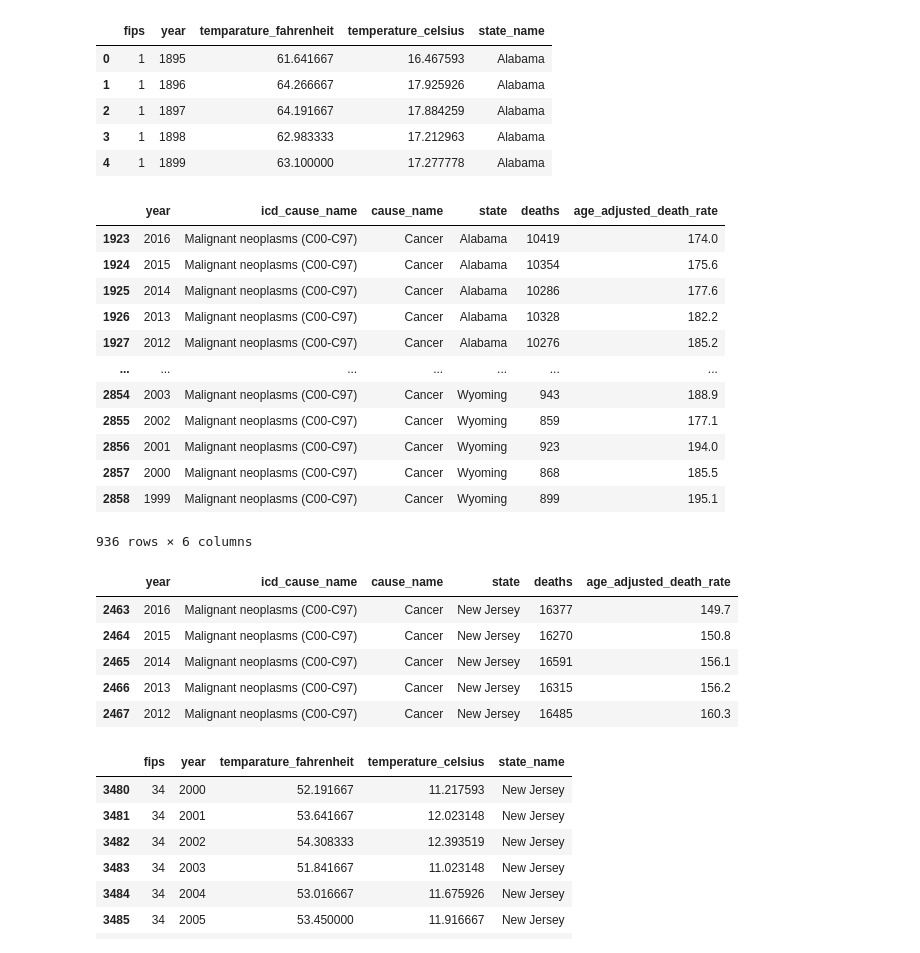
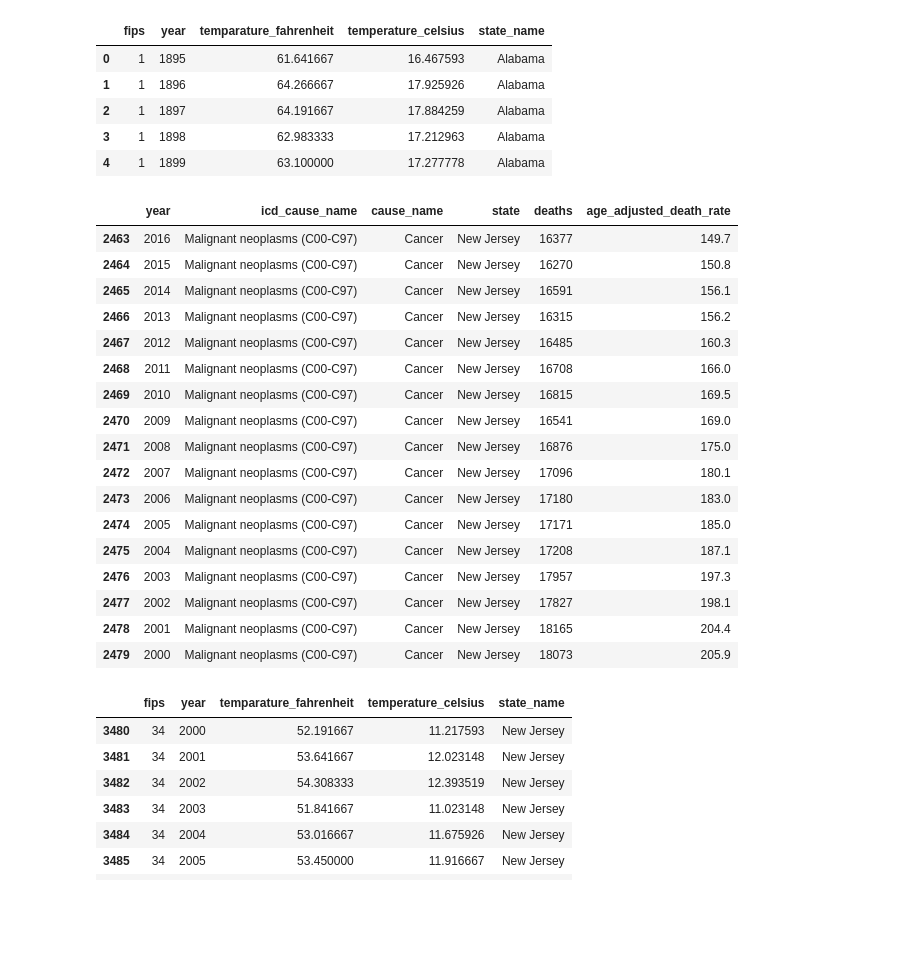
Before and after one commit to skesamsetty/Analysis-on-Mortality-Rate-with-Cause-a-as-Cancer-due-to-Climate-Changes, a Jupyter notebook: notebooks/data_analyzer.ipynb, the cells around one changed output. Saved outputs shown, nothing was run; the diff lists cells and outputs as text; code cells hidden in the pictures; blank space fills up the shorter version.

```diff
--- a/notebooks/data_analyzer.ipynb
+++ b/notebooks/data_analyzer.ipynb
@@ -4,8 +4,8 @@
 import pandas as pd
 import matplotlib.pyplot as plt
 # %%
-#  FIPS state codes are numeric and two-letter alphabetic codes defined in U.S. Federal Information Processing Standard Publication ("FIPS PUB") 5-2 to identify U.S. states.
+# Reference DF with US Federal Information Processing Standard state code and name
 
-temperature_rate = pd.read_csv("../data/model_state.csv")
-temperature_rate.head()
+state_fips_code = pd.read_csv("../data/FIPS_state_code_reference.csv")
+state_fips_code.head()
 # %% [output]
@@ -18,5 +18,5 @@ temperature_rate.head()
 # %%
 # Reference DF with US Federal Information Processing Standard state code and name
 
-state_fips_code = temperature_rate[['fips','state_name']]
-state_fips_code.head()
+# state_fips_code = temperature_rate[['fips','state_name']]
+# state_fips_code.head()
@@ -78,31 +80,31 @@ climate_change.head()
 | 3 | 1 | 1898 | 62.983333 | 17.212963 | Alabama |
 | 4 | 1 | 1899 | 63.100000 | 17.277778 | Alabama |
 # %%
-# Identify the mortality data by cause "cancer" to analyze temperature as a cause
+# Identify the mortality data by cause "cancer" to analyze the impact of temperature increase
 
-cancer_rate = mortality_rate.loc[mortality_rate["cause_name"]=="Cancer"]
-cancer_rate
+# cancer_rate = mortality_rate.loc[mortality_rate["cause_name"]=="Cancer"]
+cancer_rate_df = mortality_rate.loc[(mortality_rate["cause_name"]=="Cancer") & (mortality_rate["year"]>1999) & (mortality_rate["state"]==selected_state)]
+cancer_rate_df
 # %% [output]
 |  | year | icd_cause_name | cause_name | state | deaths | age_adjusted_death_rate |
-| 1923 | 2016 | Malignant neoplasms (C00-C97) | Cancer | Alabama | 10419 | 174.0 |
-| 1924 | 2015 | Malignant neoplasms (C00-C97) | Cancer | Alabama | 10354 | 175.6 |
-| 1925 | 2014 | Malignant neoplasms (C00-C97) | Cancer | Alabama | 10286 | 177.6 |
-| 1926 | 2013 | Malignant neoplasms (C00-C97) | Cancer | Alabama | 10328 | 182.2 |
-| 1927 | 2012 | Malignant neoplasms (C00-C97) | Cancer | Alabama | 10276 | 185.2 |
-| ... | ... | ... | ... | ... | ... | ... |
-| 2854 | 2003 | Malignant neoplasms (C00-C97) | Cancer | Wyoming | 943 | 188.9 |
-| 2855 | 2002 | Malignant neoplasms (C00-C97) | Cancer | Wyoming | 859 | 177.1 |
-| 2856 | 2001 | Malignant neoplasms (C00-C97) | Cancer | Wyoming | 923 | 194.0 |
-| 2857 | 2000 | Malignant neoplasms (C00-C97) | Cancer | Wyoming | 868 | 185.5 |
-| 2858 | 1999 | Malignant neoplasms (C00-C97) | Cancer | Wyoming | 899 | 195.1 |
+| 2463 | 2016 | Malignant neoplasms (C00-C97) | Cancer | New Jersey | 16377 | 149.7 |
+| 2464 | 2015 | Malignant neoplasms (C00-C97) | Cancer | New Jersey | 16270 | 150.8 |
+| 2465 | 2014 | Malignant neoplasms (C00-C97) | Cancer | New Jersey | 16591 | 156.1 |
+| 2466 | 2013 | Malignant neoplasms (C00-C97) | Cancer | New Jersey | 16315 | 156.2 |
+| 2467 | 2012 | Malignant neoplasms (C00-C97) | Cancer | New Jersey | 16485 | 160.3 |
+| 2468 | 2011 | Malignant neoplasms (C00-C97) | Cancer | New Jersey | 16708 | 166.0 |
+| 2469 | 2010 | Malignant neoplasms (C00-C97) | Cancer | New Jersey | 16815 | 169.5 |
+| 2470 | 2009 | Malignant neoplasms (C00-C97) | Cancer | New Jersey | 16541 | 169.0 |
+| 2471 | 2008 | Malignant neoplasms (C00-C97) | Cancer | New Jersey | 16876 | 175.0 |
+| 2472 | 2007 | Malignant neoplasms (C00-C97) | Cancer | New Jersey | 17096 | 180.1 |
+| 2473 | 2006 | Malignant neoplasms (C00-C97) | Cancer | New Jersey | 17180 | 183.0 |
+| 2474 | 2005 | Malignant neoplasms (C00-C97) | Cancer | New Jersey | 17171 | 185.0 |
+| 2475 | 2004 | Malignant neoplasms (C00-C97) | Cancer | New Jersey | 17208 | 187.1 |
+| 2476 | 2003 | Malignant neoplasms (C00-C97) | Cancer | New Jersey | 17957 | 197.3 |
+| 2477 | 2002 | Malignant neoplasms (C00-C97) | Cancer | New Jersey | 17827 | 198.1 |
+| 2478 | 2001 | Malignant neoplasms (C00-C97) | Cancer | New Jersey | 18165 | 204.4 |
+| 2479 | 2000 | Malignant neoplasms (C00-C97) | Cancer | New Jersey | 18073 | 205.9 |
-936 rows × 6 columns
 # %%
-cancer_df = cancer_rate.loc[(cancer_rate["year"]>1999) & (cancer_rate["state"]==selected_state)]
-cancer_df.head()
+#
+# cancer_df = cancer_rate.loc[(cancer_rate["year"]>1999) & (cancer_rate["state"]==selected_state)]
+# cancer_df.head()
-# %% [output]
-|  | year | icd_cause_name | cause_name | state | deaths | age_adjusted_death_rate |
-| 2463 | 2016 | Malignant neoplasms (C00-C97) | Cancer | New Jersey | 16377 | 149.7 |
-| 2464 | 2015 | Malignant neoplasms (C00-C97) | Cancer | New Jersey | 16270 | 150.8 |
-| 2465 | 2014 | Malignant neoplasms (C00-C97) | Cancer | New Jersey | 16591 | 156.1 |
-| 2466 | 2013 | Malignant neoplasms (C00-C97) | Cancer | New Jersey | 16315 | 156.2 |
-| 2467 | 2012 | Malignant neoplasms (C00-C97) | Cancer | New Jersey | 16485 | 160.3 |
```
Also changed, not shown: parts of 7 cells of this notebook, 1 other file.
